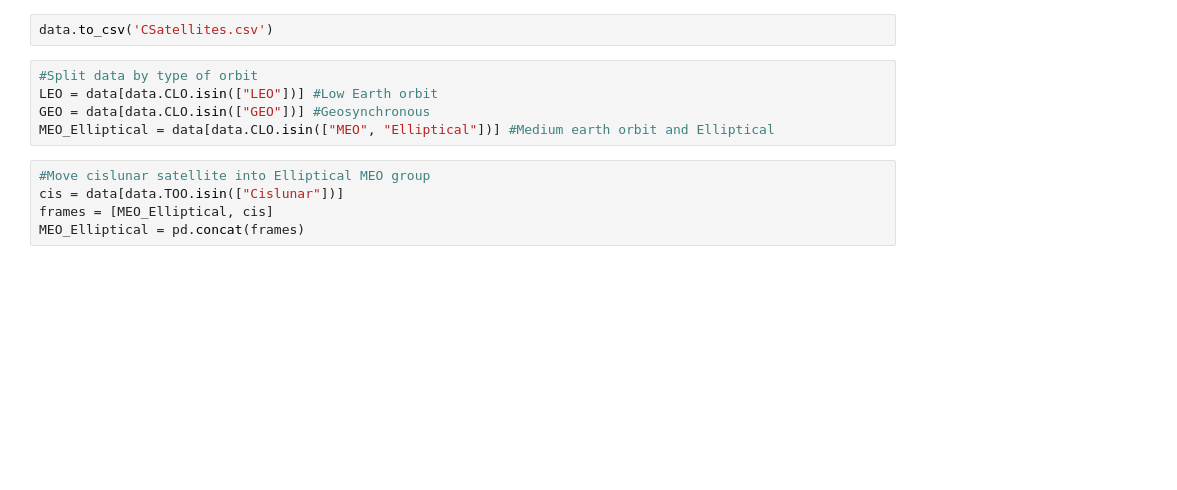
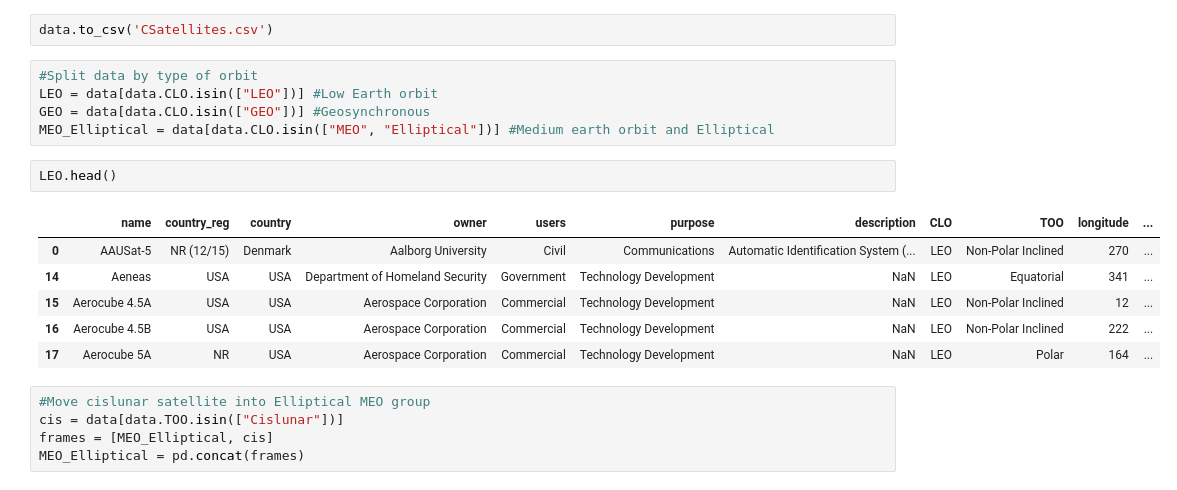
Before and after one commit to Ianssmith/Satellite_Map, a Jupyter notebook: satellites.ipynb, the cells around one changed output. Saved outputs shown, nothing was run; the diff lists cells and outputs as text; blank space fills up the shorter version.

```diff
--- a/satellites.ipynb
+++ b/satellites.ipynb
@@ -323,6 +366,15 @@ data.to_csv('CSatellites.csv')
 LEO = data[data.CLO.isin(["LEO"])] #Low Earth orbit
 GEO = data[data.CLO.isin(["GEO"])] #Geosynchronous
 MEO_Elliptical = data[data.CLO.isin(["MEO", "Elliptical"])] #Medium earth orbit and Elliptical
+# %%
+LEO.head()
+# %% [output]
+|  | name | country_reg | country | owner | users | purpose | description | CLO | TOO | longitude | ... |
+| 0 | AAUSat-5 | NR (12/15) | Denmark | Aalborg University | Civil | Communications | Automatic Identification System (... | LEO | Non-Polar Inclined | 270 | ... |
+| 14 | Aeneas | USA | USA | Department of Homeland Security | Government | Technology Development | NaN | LEO | Equatorial | 341 | ... |
+| 15 | Aerocube 4.5A | USA | USA | Aerospace Corporation | Commercial | Technology Development | NaN | LEO | Non-Polar Inclined | 12 | ... |
+| 16 | Aerocube 4.5B | USA | USA | Aerospace Corporation | Commercial | Technology Development | NaN | LEO | Non-Polar Inclined | 222 | ... |
+| 17 | Aerocube 5A | NR | USA | Aerospace Corporation | Commercial | Technology Development | NaN | LEO | Polar | 164 | ... |
 # %%
 #Move cislunar satellite into Elliptical MEO group
 cis = data[data.TOO.isin(["Cislunar"])]
```
Also changed, not shown: parts of 14 cells of this notebook, 15 other files.
